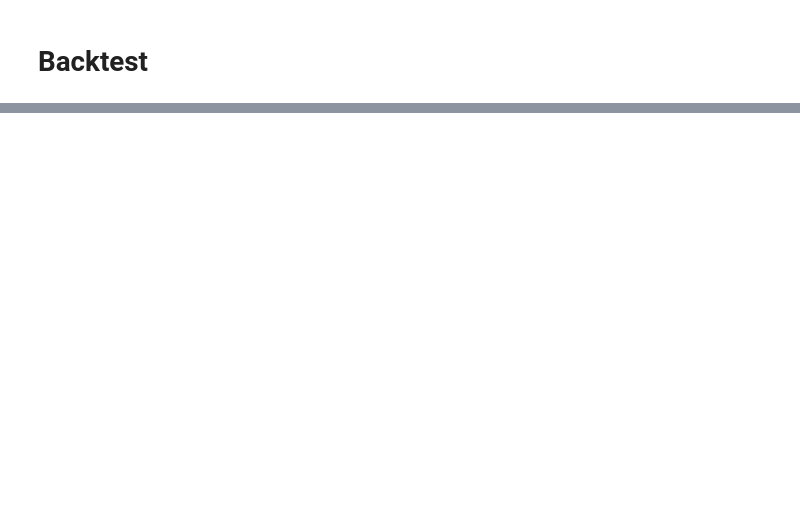
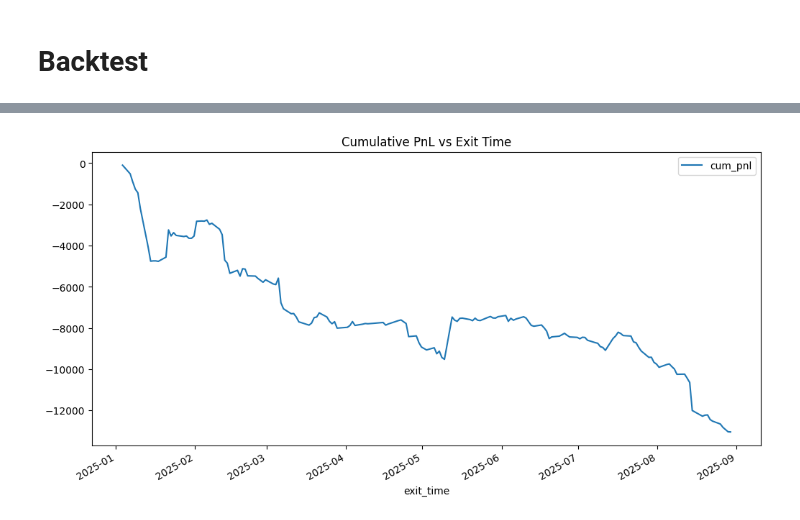
Before and after one commit to wishabhilash/strategy-notebooks, a Jupyter notebook: notebooks/PressureCooker.ipynb, the cells around one changed output, grey strips where cells are left out. Cells and saved outputs as stored; diff of their text form; code cells hidden in the pictures; blank space fills up the shorter version.

```diff
--- a/notebooks/PressureCooker.ipynb
+++ b/notebooks/PressureCooker.ipynb
@@ -28,6 +30,6 @@ loaded_data_5m = load_stock_data(file_paths, data_path, "5")
 # %%
 df = pd.concat(loaded_data_1D, names=["Stock", "Date"]).reset_index()
-df = df[df.Date <= '2025-08-11 05:30:00']
+df = df[df.Date <= '2026-08-11 05:30:00']
 
 df5m = pd.concat(loaded_data_5m, names=["Stock", "Date"]).reset_index()
-df5m = df[df.Date <= '2025-08-11 05:30:00']
+df5m = df5m[df5m.Date <= '2026-08-11 05:30:00']
@@ -34,9 +45,9 @@ df5m = df[df.Date <= '2025-08-11 05:30:00']
 # %%
 import talib as ta
 
-price_band = 0.03
 
-df.Date = pd.to_datetime(df.Date)
+price_band = 0.02
+df = df5m
 
 # Calculate RSI per stock
 df['SMA5'] = df.groupby('Stock')['Close'].transform(lambda x: ta.SMA(x, timeperiod=5))
@@ -54,8 +65,8 @@ df['Entry_Price'] = df.groupby('Stock')['Close'].shift(-1)
 df['Entry_Time'] = df.groupby('Stock')['Date'].shift(-1)
 df['NxtHigh'] = df.groupby('Stock')['High'].shift(-1)
 df['NxtClose'] = df.groupby('Stock')['Close'].shift(-1)
-
-# df = df[df.Date >= '2020-01-01 05:30:00']
+df['NxtOpen'] = df.groupby('Stock')['Open'].shift(-1)
+df['NxtVOL_SMA20'] = df.groupby('Stock')['VOL_SMA20'].shift(-1)
 # %%
 signals = (
     df[
@@ -63,8 +74,9 @@ signals = (
         (df.upper_threashold > df.SMA20) & (df.lower_threashold < df.SMA20) &
         (df.upper_threashold > df.SMA50) & (df.lower_threashold < df.SMA50) &
         (df.upper_threashold > df.SMA100) & (df.lower_threashold < df.SMA100) &
-        (df.upper_threashold > df.SMA200) & (df.lower_threashold < df.SMA200) &
-        (df.NxtClose >= df.upper_threashold)
+        (df.upper_threashold > df.SMA200) & (df.lower_threashold < df.SMA200)
+        # (df.NxtClose >= df.upper_threashold) &
+        # (df.NxtVOL_SMA20/df.VOL_SMA20 >= 1.5)
     ]
 )
 signals = signals.sort_values(['Date', 'VOL_SMA20'], ascending=[True, False]).groupby('Date').head(3).reset_index(drop=True)
@@ -75,60 +83,71 @@ signals.Date.unique().shape
 # %% [markdown]
 # Backtest
 # %%
-from lib import Bank, PositionManager
+from lib import Bank, PositionManager, show_equity_curve, generate_tearsheet
 from tqdm.notebook import tqdm
-import pandas as pd
 
 leverage = 1
-initial_capital = 500000
+initial_capital = 100000
 max_positions = 10
-tp_perc = 8
-default_bucket_capital = 50000
-
+tp_perc = 4
+sl_perc = 2
+intraday = True
 
 def book_profit(pm: PositionManager, row):
     global active_positions, closed_positions, bank
     for position in pm.get_active_positions():
-        stock_data = row[row.Stock == position.stock]
+        stock_data = row[(row.Stock == position.stock)]
         if stock_data.empty:
             continue
         stock_data = stock_data.iloc[0]
-        # if stock_data.High >= positon.tp:
-        #     pm.close_position(positon.stock, stock_data.Date, positon.tp)
-        #     break
+
+        if stock_data.Date.time() == dt.time(15, 10):
+            pm.close_position(position.stock, stock_data.Date, stock_data.Close)
+            return
+        if stock_data.High >= position.tp:
+            pm.close_position(position.stock, stock_data.Date, position.tp)
+            return
         if stock_data.Low <= position.sl:
             pm.close_position(position.stock, stock_data.Date, position.sl)
             return
 
-        elif (position.sl < position.avg_entry_price) and (stock_data.Close - position.avg_entry_price)/position.avg_entry_price >= 0.02:
-            position.sl = position.avg_entry_price * 1.01
-        else:
-            proposed_sl = stock_data.Close * 0.8
-            if proposed_sl > position.sl:
-                position.sl = proposed_sl
 
-
-def backtest(pm: PositionManager):
+def backtest(pm: PositionManager, tp_perc=tp_perc, sl_perc=sl_perc):
     global active_positions, closed_positions, bank, max_positions
     pb = tqdm(total=df.Date.nunique(), desc="Backtesting...")
     for idx, row in df.groupby('Date'):
-        day_signals = signals[signals.Date == idx]
+        if idx.time() <= dt.time(9,30) or idx.time() > dt.time(15,10):
+            pb.update(1)
+            continue
+        day_signals = signals[signals.Entry_Time == idx]
         for signal in day_signals.itertuples():
-            if signal.Stock in pm.get_active_positions():
+            if pm.get_position(signal.Stock) is not None:
                 print(f"Already in position for {signal.Stock}")
                 continue
-            if not pm.bank.has_capital():
-                pm.bank.add_capital(default_bucket_capital)
-            position = pm.new_position(signal.Stock, signal.Entry_Time, signal.upper_threashold)
-            if position is not None:
-                position.sl = signal.lower_threashold
+
+            if (
+                (signal.upper_threashold < row.Low.iloc[0] < row.Close.iloc[0])
+                    # and (row.VOL_SMA20.iloc[0]/signal.VOL_SMA20 >= 1)
+            ):
+                capital = round(pm.bank.total_capital()/max_positions, 2)
+                position = pm.new_position(signal.Stock, signal.Entry_Time, signal.NxtOpen, capital)
+                if position is not None:
+                    position.tp = position.avg_entry_price * (1 + tp_perc)
+                    position.sl = position.avg_entry_price * (1 - sl_perc)
 
         book_profit(pm, row)
         pb.update(1)
     pb.close()
 
+    return generate_tearsheet(initial_capital, pm)
+
 if __name__ == "__main__":
-    bank = Bank(initial_capital, max_positions)
-    pm = PositionManager(bank, leverage=leverage, tp_perc=tp_perc, sl_perc=100)
-    backtest(pm)
+    bank = Bank(initial_capital)
+    pm = PositionManager(bank, leverage=leverage)
+    tearsheet, trades = backtest(pm, tp_perc=tp_perc, sl_perc=sl_perc)
+    print(pd.DataFrame({
+        "Metrics": tearsheet.keys(),
+        "Values": tearsheet.values(),
+    }))
+    show_equity_curve(trades)
 # %% [output]
@@ -136,0 +171 @@ invalid quantity - 0
+[figure, added]
```
Also changed, not shown: parts of 11 cells of this notebook, 4 other files.
